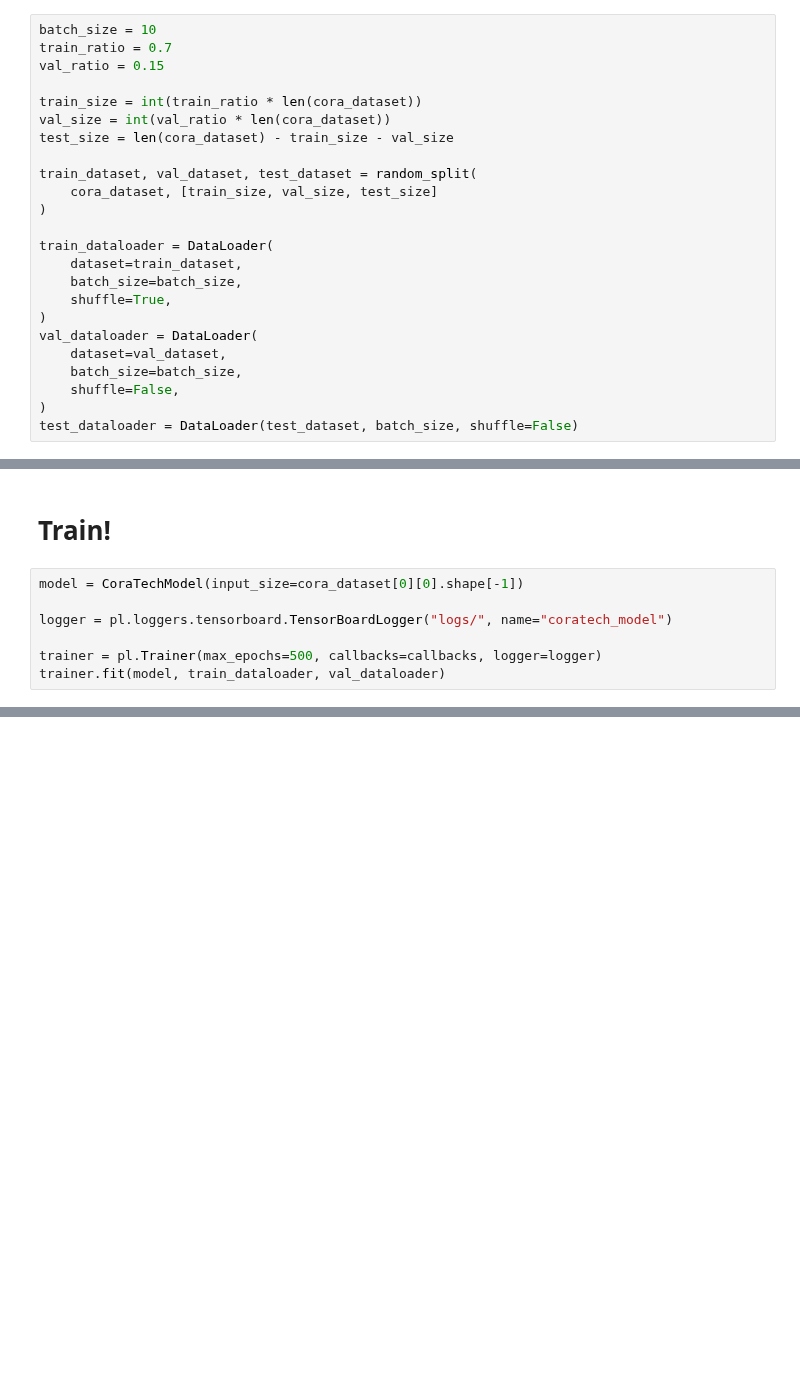
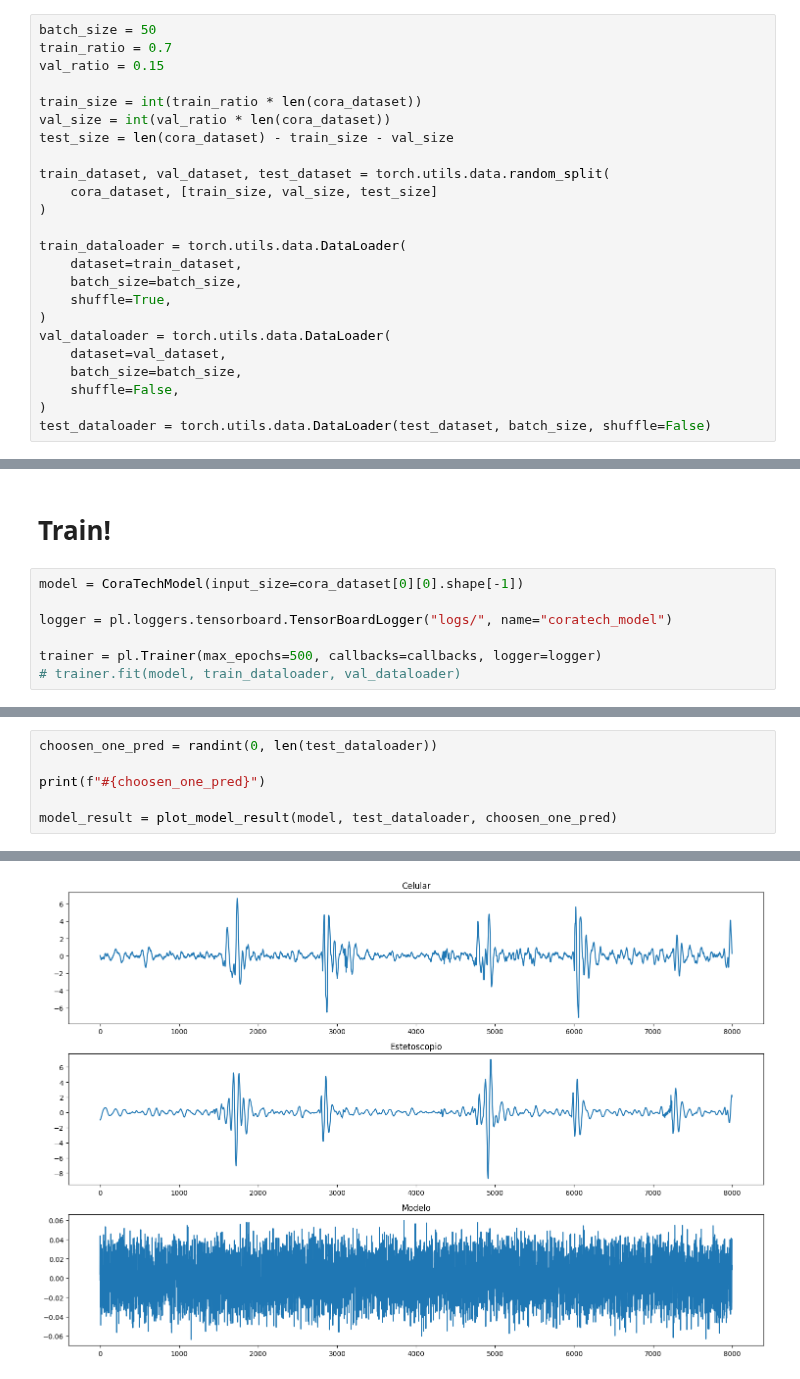
Before and after one commit to Afroefras/coratech, a Jupyter notebook: notebooks/model/train.ipynb, the cells around one changed output, grey strips where cells are left out. Drawn from its saved outputs; the diff is of its cells as text; blank space fills up the shorter version.

Commit message:
Plot model result to compare against its input and output

```diff
--- a/notebooks/model/train.ipynb
+++ b/notebooks/model/train.ipynb
@@ -73,5 +73,5 @@ Audio(stethos_sample, rate=sample_rate, autoplay=True)
 # %%
-batch_size = 10
+batch_size = 50
 train_ratio = 0.7
 val_ratio = 0.15
 
@@ -79,21 +79,21 @@ train_size = int(train_ratio * len(cora_dataset))
 val_size = int(val_ratio * len(cora_dataset))
 test_size = len(cora_dataset) - train_size - val_size
 
-train_dataset, val_dataset, test_dataset = random_split(
+train_dataset, val_dataset, test_dataset = torch.utils.data.random_split(
     cora_dataset, [train_size, val_size, test_size]
 )
 
-train_dataloader = DataLoader(
+train_dataloader = torch.utils.data.DataLoader(
     dataset=train_dataset,
     batch_size=batch_size,
     shuffle=True,
 )
-val_dataloader = DataLoader(
+val_dataloader = torch.utils.data.DataLoader(
     dataset=val_dataset,
     batch_size=batch_size,
     shuffle=False,
 )
-test_dataloader = DataLoader(test_dataset, batch_size, shuffle=False)
+test_dataloader = torch.utils.data.DataLoader(test_dataset, batch_size, shuffle=False)
 # %% [markdown]
 # Callbacks
 # %%
@@ -118,7 +118,7 @@ model = CoraTechModel(input_size=cora_dataset[0][0].shape[-1])
 logger = pl.loggers.tensorboard.TensorBoardLogger("logs/", name="coratech_model")
 
 trainer = pl.Trainer(max_epochs=500, callbacks=callbacks, logger=logger)
-trainer.fit(model, train_dataloader, val_dataloader)
+# trainer.fit(model, train_dataloader, val_dataloader)
 # %% [output]
 GPU available: False, used: False
 TPU available: False, using: 0 TPU cores
@@ -144,0 +187,7 @@ c:\Users\efrai\.virtualenvs\coratech-fbR9J1lO\lib\site-packages\pytorch_lightnin
+# %%
+choosen_one_pred = randint(0, len(test_dataloader))
+
+print(f"#{choosen_one_pred}")
+
+model_result = plot_model_result(model, test_dataloader, choosen_one_pred)
+# %% [output]
@@ -144,0 +195 @@ c:\Users\efrai\.virtualenvs\coratech-fbR9J1lO\lib\site-packages\pytorch_lightnin
+[figure, added]
```
Also changed, not shown: parts of 14 cells of this notebook, 1 other file.
